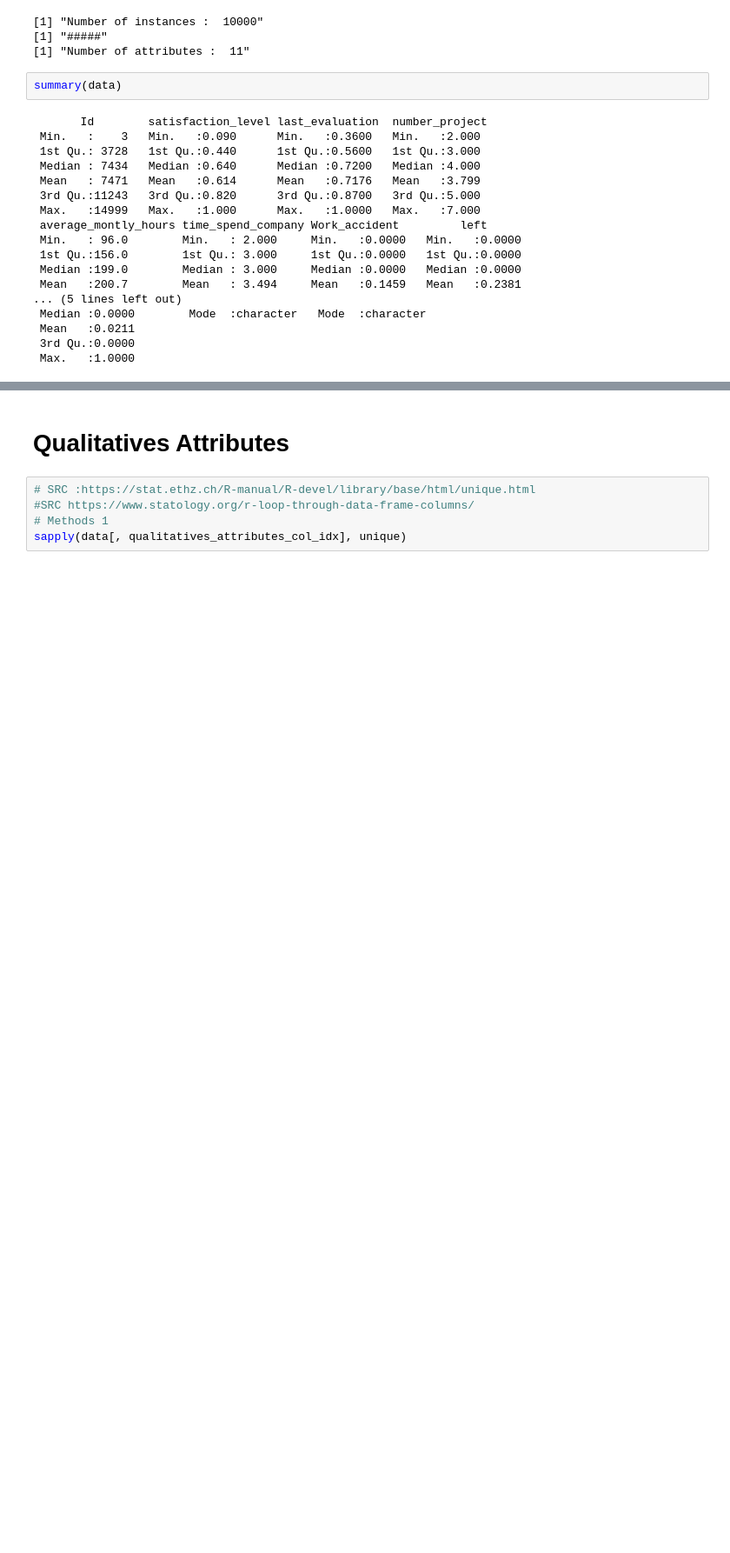
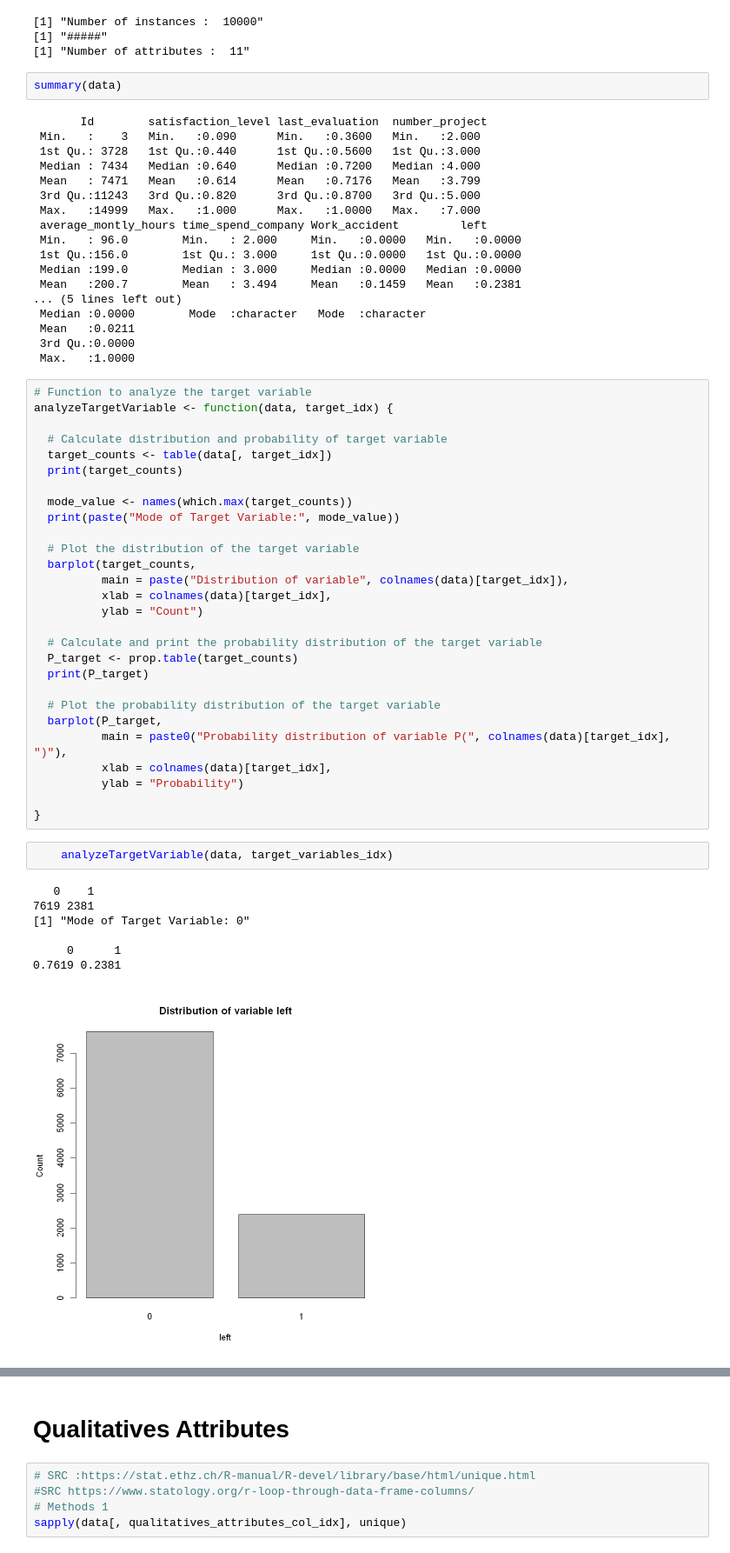
Before and after one commit to HEG-IG-Ex/62-62_Data_Mining, a Jupyter notebook: tp01/hr_predictions.ipynb, the cells around one changed output, grey strips where cells are left out. Shown at 87% size. Cells and saved outputs as stored; diff of their text form; blank space fills up the shorter version.

```diff
--- a/tp01/hr_predictions.ipynb
+++ b/tp01/hr_predictions.ipynb
@@ -60,3 +78,41 @@ summary(data)
  Mean   :0.0211
  3rd Qu.:0.0000
  Max.   :1.0000
+# %%
+# Function to analyze the target variable
+analyzeTargetVariable <- function(data, target_idx) {
+
+  # Calculate distribution and probability of target variable
+  target_counts <- table(data[, target_idx])
+  print(target_counts)
+
+  mode_value <- names(which.max(target_counts))
+  print(paste("Mode of Target Variable:", mode_value))
+
+  # Plot the distribution of the target variable
+  barplot(target_counts,
+          main = paste("Distribution of variable", colnames(data)[target_idx]),
+          xlab = colnames(data)[target_idx],
+          ylab = "Count")
+
+  # Calculate and print the probability distribution of the target variable
+  P_target <- prop.table(target_counts)
+  print(P_target)
+
+  # Plot the probability distribution of the target variable
+  barplot(P_target,
+          main = paste0("Probability distribution of variable P(", colnames(data)[target_idx], ")"),
+          xlab = colnames(data)[target_idx],
+          ylab = "Probability")
+
+}
+# %%
+    analyzeTargetVariable(data, target_variables_idx)
+# %% [output]
+   0    1
+7619 2381
+[1] "Mode of Target Variable: 0"
+
+     0      1
+0.7619 0.2381
+[figure, added]
```
Also changed, not shown: parts of 21 cells of this notebook, 19 other files.
